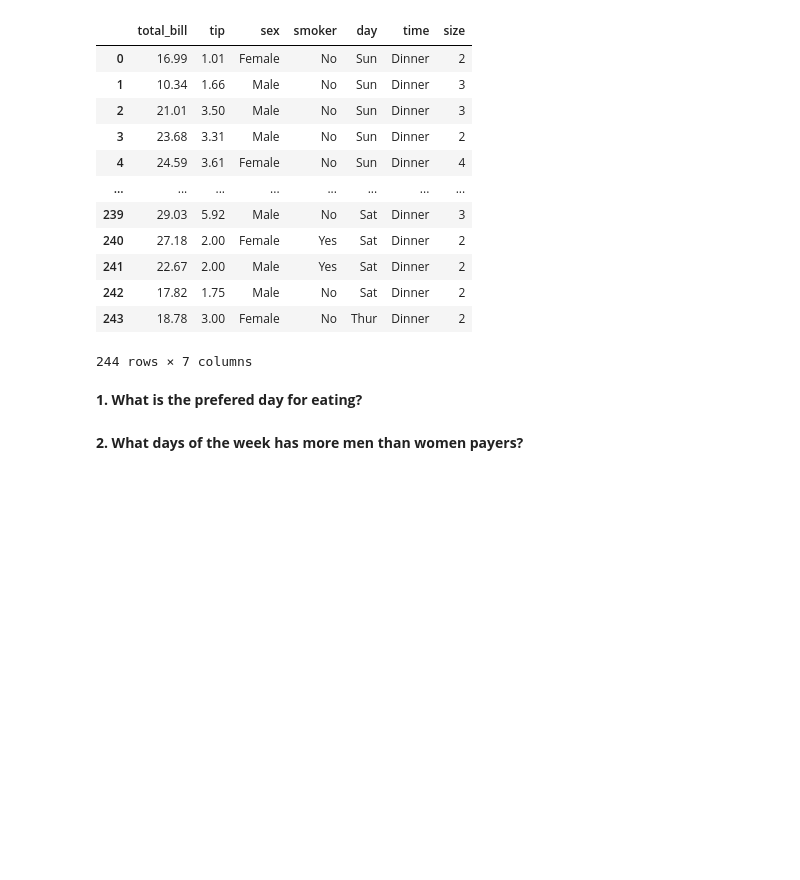
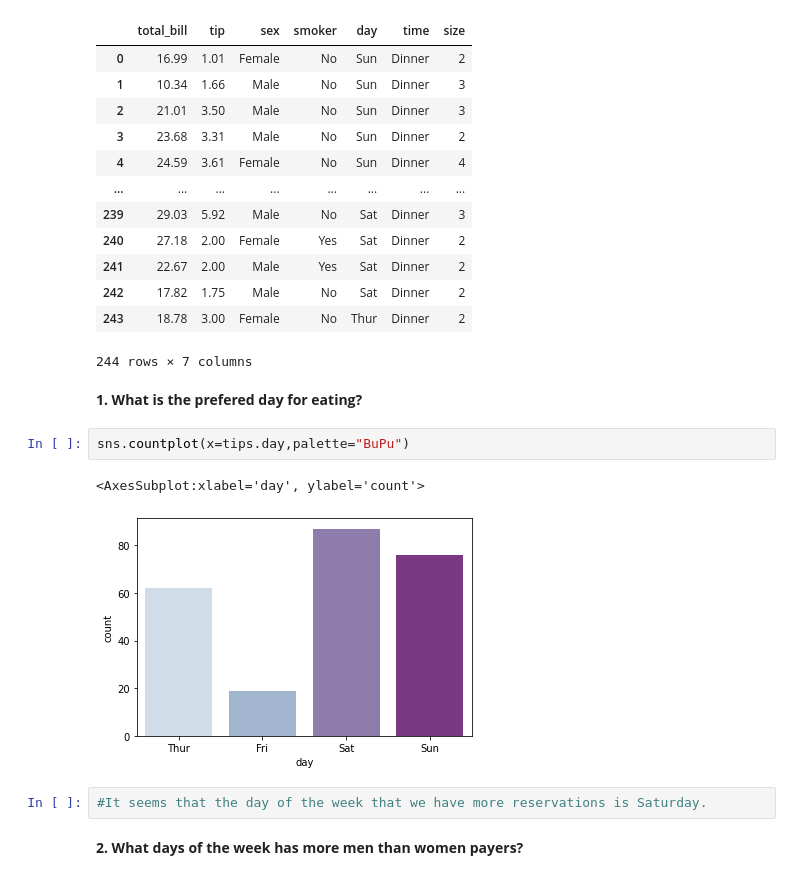
Before and after one commit to Ironhack-Data-Madrid-Enero-2021/lab-visualization-intro, a Jupyter notebook: your-code/challenge-1.ipynb, the cells around one changed output. Cells and saved outputs as stored; diff of their text form; blank space fills up the shorter version.

```diff
--- a/your-code/challenge-1.ipynb
+++ b/your-code/challenge-1.ipynb
@@ -32,5 +34,12 @@ tips
 244 rows × 7 columns
 # %% [markdown]
 **1. What is the prefered day for eating?**
+# %%
+sns.countplot(x=tips.day,palette="BuPu")
+# %% [output]
+<AxesSubplot:xlabel='day', ylabel='count'>
+[figure, added]
+# %%
+#It seems that the day of the week that we have more reservations is Saturday.
 # %% [markdown]
 **2. What days of the week has more men than women payers?**
```
Also changed, not shown: parts of 10 cells of this notebook.
